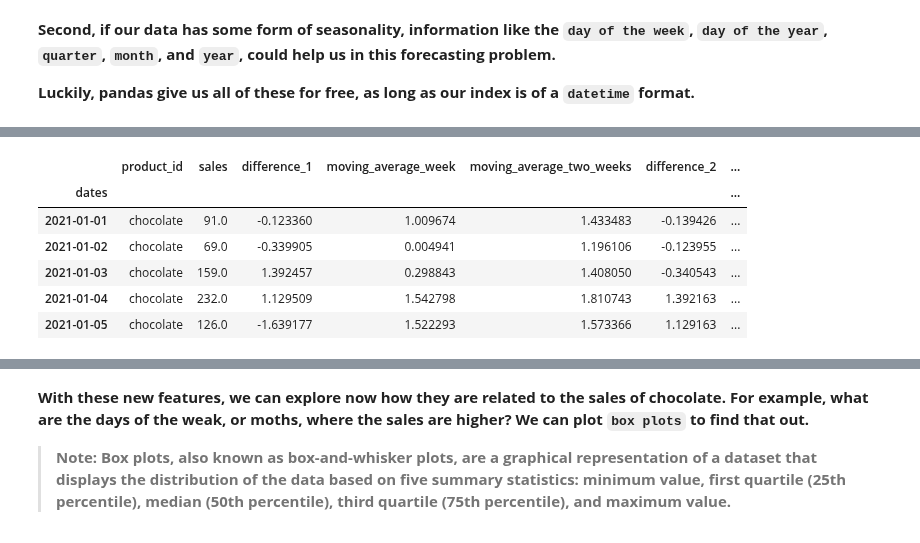
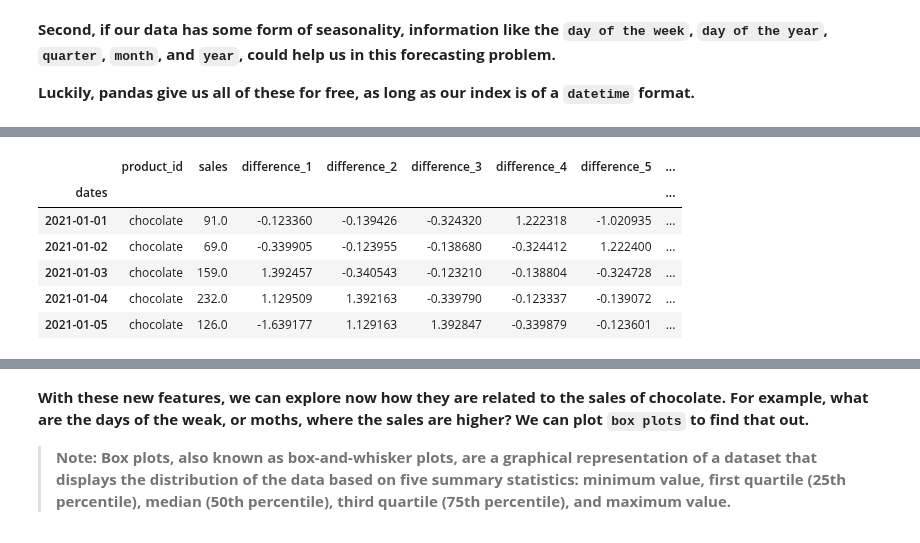
Before and after one commit to Nkluge-correa/TeenyTinyCastle, a Jupyter notebook: ML Intro Course/14_time_series_forecasting.ipynb, the cells around one changed output, grey strips where cells are left out. Saved outputs shown, nothing was run; the diff lists cells and outputs as text; code cells hidden in the pictures.

```diff
--- a/ML Intro Course/14_time_series_forecasting.ipynb
+++ b/ML Intro Course/14_time_series_forecasting.ipynb
@@ -66,10 +68,22 @@ fig.show()
 # %%
+from IPython.display import Markdown
+
+autocorr = []
+
+for i in range(1,400):
+    x = df.sales.autocorr(lag=i)
+    autocorr.append((i,x))
+
 print(f'Statistics Report (Chocolate)\n{"-" * 50}')
 print("Mean Sales:", df.sales.mean())
 print("Minimum Sold:", df.sales.min())
 print("Maximum Sold:", df.sales.max())
 print("Variance:", df.sales.var())
 print("Standard Deviation:", df.sales.std())
+print("Maximum Autocorrelation")
+display(Markdown(pd.DataFrame(autocorr, columns=['Lag', 'Maximum Autocorrelation'])\
+    .sort_values('Maximum Autocorrelation', ascending=False)\
+        .set_index('Lag').head().to_markdown()))
 # %% [output]
 Statistics Report (Chocolate)
 --------------------------------------------------
@@ -203,7 +232,12 @@ def create_time_features(df):
 
     Returns:
         - pandas.DataFrame: The updated DataFrame with additional
-        time-related features added as columns.
+        time-related features added as columns:
+            - day of week.
+            - day of year.
+            - quarter of the year.
+            - month of the year.
+            - year.
     """
     df = df.copy()
 
@@ -239,51 +273,61 @@ display(df_time_features.head())
 # %%
 from sklearn.preprocessing import StandardScaler
 scaler = StandardScaler()
 
 def scale_dataset(df):
     """
-    This function is used to scale all feature values
-    of a given dataset. It performs feature scaling
-    which transforms each feature so that it has a mean
-    of 0 and a standard deviation of 1.
+    Preprocesses a given DataFrame by scaling its numerical features using a MinMaxScaler,
+    one-hot encoding its categorical features, and concatenating them together with the
+    product ID and target variables.
 
-    Parameters:
+    Parameters
+    ----------
+    df : pandas.DataFrame
+        The DataFrame to be preprocessed.
 
-        - df : pandas DataFrame The input dataset that needs
-        to be scaled. It should contain columns for features
-        and a target column.
-
-    Returns:
-
-        - df : pandas DataFrame A new DataFrame with scaled
-        feature values and original product_id and sales columns.
+    Returns
+    -------
+    pandas.DataFrame
+        The preprocessed DataFrame with scaled numerical features, one-hot encoded
+        categorical features, and concatenated product ID and target variables.
     """
 
     df = df.copy()
 
-    features = df.drop(['product_id', 'sales'], axis=1)
+    numerical_features = df[['difference_1', 'difference_2', 'difference_3',
+       'difference_4', 'difference_5', 'difference_6', 'difference_7',
+       'moving_average_week', 'moving_average_two_weeks', 'difference_month',
+       'difference_year']]
+
+    categorical_features = df[['day_of_week', 'day_of_year',
+            'quarter', 'month', 'year']]
+
+    categorical_features = pd.get_dummies(categorical_features,
+        columns = ['day_of_week', 'day_of_year',
+        'quarter', 'month', 'year'])
+
     product_id = df[['product_id']]
     target = df[['sales']]
 
-    scaler.fit(features)
+    scaler.fit(numerical_features)
 
-    features = pd.DataFrame(
-        scaler.transform(features),
-        columns=features.columns,
-        index=features.index)
+    numerical_features = pd.DataFrame(
+       scaler.transform(numerical_features),
+       columns=numerical_features.columns,
+       index=numerical_features.index)
 
-    df = pd.concat([product_id, target, features], axis=1)
+    df = pd.concat([product_id, target, numerical_features, categorical_features], axis=1)
 
     return df
 
 df_scaled = scale_dataset(df_time_features)
 
 display(df_scaled.head())
 # %% [output]
-|  | product_id | sales | difference_1 | moving_average_week | moving_average_two_weeks | difference_2 | ... |
-| dates |  |  |  |  |  |  | ... |
-| 2021-01-01 | chocolate | 91.0 | -0.123360 | 1.009674 | 1.433483 | -0.139426 | ... |
-| 2021-01-02 | chocolate | 69.0 | -0.339905 | 0.004941 | 1.196106 | -0.123955 | ... |
-| 2021-01-03 | chocolate | 159.0 | 1.392457 | 0.298843 | 1.408050 | -0.340543 | ... |
-| 2021-01-04 | chocolate | 232.0 | 1.129509 | 1.542798 | 1.810743 | 1.392163 | ... |
-| 2021-01-05 | chocolate | 126.0 | -1.639177 | 1.522293 | 1.573366 | 1.129163 | ... |
+|  | product_id | sales | difference_1 | difference_2 | difference_3 | difference_4 | difference_5 | ... |
+| dates |  |  |  |  |  |  |  | ... |
+| 2021-01-01 | chocolate | 91.0 | -0.123360 | -0.139426 | -0.324320 | 1.222318 | -1.020935 | ... |
+| 2021-01-02 | chocolate | 69.0 | -0.339905 | -0.123955 | -0.138680 | -0.324412 | 1.222400 | ... |
+| 2021-01-03 | chocolate | 159.0 | 1.392457 | -0.340543 | -0.123210 | -0.138804 | -0.324728 | ... |
+| 2021-01-04 | chocolate | 232.0 | 1.129509 | 1.392163 | -0.339790 | -0.123337 | -0.139072 | ... |
+| 2021-01-05 | chocolate | 126.0 | -1.639177 | 1.129163 | 1.392847 | -0.339879 | -0.123601 | ... |
```
Also changed, not shown: parts of 11 cells of this notebook, 4 other files.
